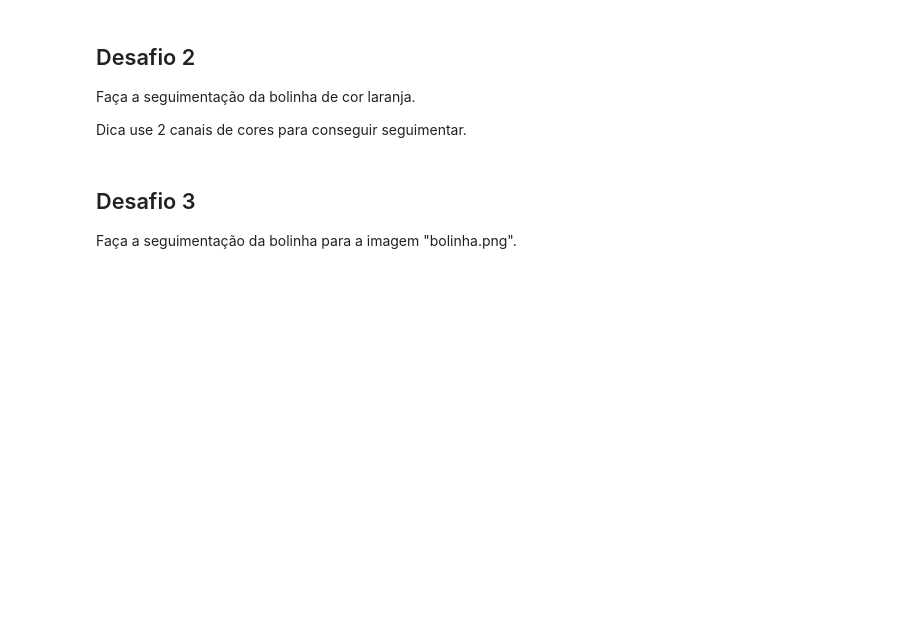
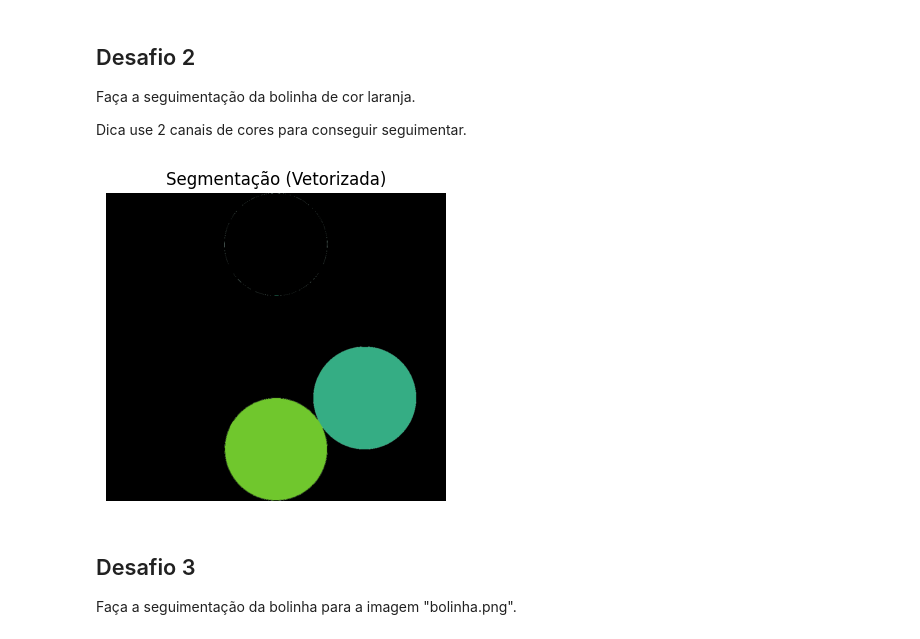
Before and after one commit to joaotuneli56/AULA16-05, a Jupyter notebook: material/aulas/PDI/lab03/atividade3.ipynb, the cells around one changed output. Cells and saved outputs as stored; diff of their text form; code cells hidden in the pictures; blank space fills up the shorter version.

```diff
--- a/material/aulas/PDI/lab03/atividade3.ipynb
+++ b/material/aulas/PDI/lab03/atividade3.ipynb
@@ -166,10 +175,18 @@ plt.show()
 # %% [markdown]
 Podemos fazer o mesmo para uma imgem colorida
 # %%
-imagem = cv2.imread("bola.png")
+import cv2
+from matplotlib import pyplot as plt
+
+# Providing the full path to the image
+imagem = cv2.imread("lab_images/bola.png")
+
+# Convert and display the image
 image = cv2.cvtColor(imagem, cv2.COLOR_BGR2RGB)
-plt.imshow(image, vmin=0, vmax=255); plt.show()
-plt.hist(image.ravel(),256,[0,256]); plt.show()
+plt.imshow(image, vmin=0, vmax=255)
+plt.show()
+plt.hist(image.ravel(), 256, [0, 256])
+plt.show()
 # %% [output]
 [figure]
 [figure]
@@ -257,3 +272,31 @@ Dica use 2 canais de cores para conseguir seguimentar.
+# %%
+img_bola_vet = image.copy()
+
+# Separando os canais (lembrando: B, G, R)
+canal_vermelho = img_bola_vet[:, :, 0]
+canal_verde = img_bola_vet[:, :, 1]
+canal_azul = img_bola_vet[:, :, 2]
+
+# Criar máscaras para as condições:
+# - pixels com canal verde <= 230
+# - pixels com canal vermelho >= 240
+mask_verde = canal_verde <= 130
+mask_vermelho  = canal_vermelho >= 220
+mask_azul = canal_azul <= 20
+
+# Combina as máscaras com operador lógico OR
+mask = mask_verde | mask_vermelho | mask_azul
+
+# Aplica a máscara: onde a condição é True, zera o pixel
+img_bola_vet[mask] = [0, 0, 0]
+
+plt.figure(figsize=(6,4))
+plt.title('Segmentação (Vetorizada)')
+plt.imshow(img_bola_vet)
+plt.axis('off')
+plt.show()
+# %% [output]
+[figure, added]
 # %% [markdown]
 ## Desafio 3
 
```
Also changed, not shown: parts of 4 cells of this notebook.
